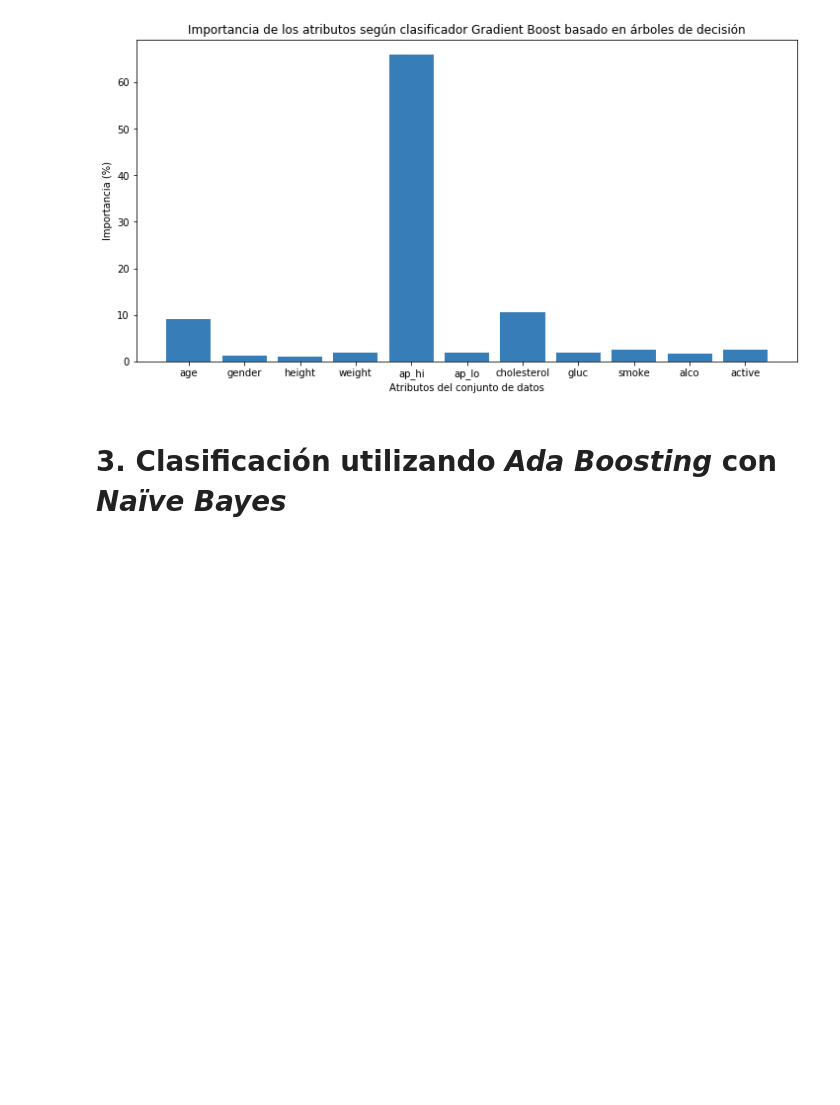
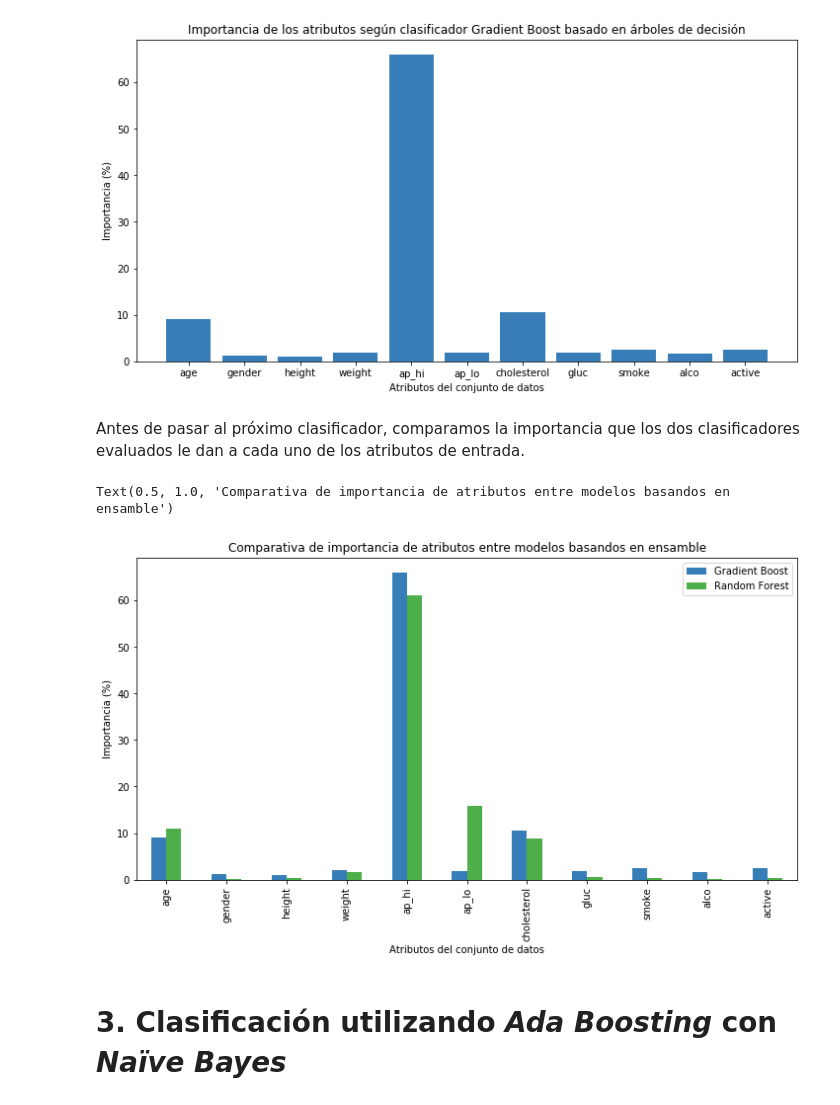
Before and after one commit to srovere/maestria-data-mining, a Jupyter notebook: src/python/aprendizaje-automatico/TP2/Ensambles.ipynb, the cells around one changed output. Saved outputs shown, nothing was run; the diff lists cells and outputs as text; code cells hidden in the pictures; blank space fills up the shorter version.

```diff
--- a/src/python/aprendizaje-automatico/TP2/Ensambles.ipynb
+++ b/src/python/aprendizaje-automatico/TP2/Ensambles.ipynb
@@ -199,6 +199,19 @@ panel.set_title('Importancia de los atributos según clasificador Gradient Boost
 figura.show()
 # %% [output]
 [figure]
+# %% [markdown]
+Antes de pasar al próximo clasificador, comparamos la importancia que los dos clasificadores evaluados le dan a cada uno de los atributos de entrada.
+# %%
+valoresZ    = 100 * gridSearchRF.best_estimator_.feature_importances_
+comparativa = pandas.DataFrame(numpy.c_[valoresX, valoresY, valoresZ], index=valoresX)
+comparativa.columns = [ "Atributo", "Gradient Boost", "Random Forest" ]
+panel = comparativa.plot.bar(figsize = (12, 6), color=("#377eb8", "#4daf4a"))
+panel.set_xlabel('Atributos del conjunto de datos')
+panel.set_ylabel('Importancia (%)')
+panel.set_title('Comparativa de importancia de atributos entre modelos basandos en ensamble')
+# %% [output]
+Text(0.5, 1.0, 'Comparativa de importancia de atributos entre modelos basandos en ensamble')
+[figure, added]
 # %% [markdown]
 # 3. Clasificación utilizando *Ada Boosting* con *Naïve Bayes*
 # %%
```
